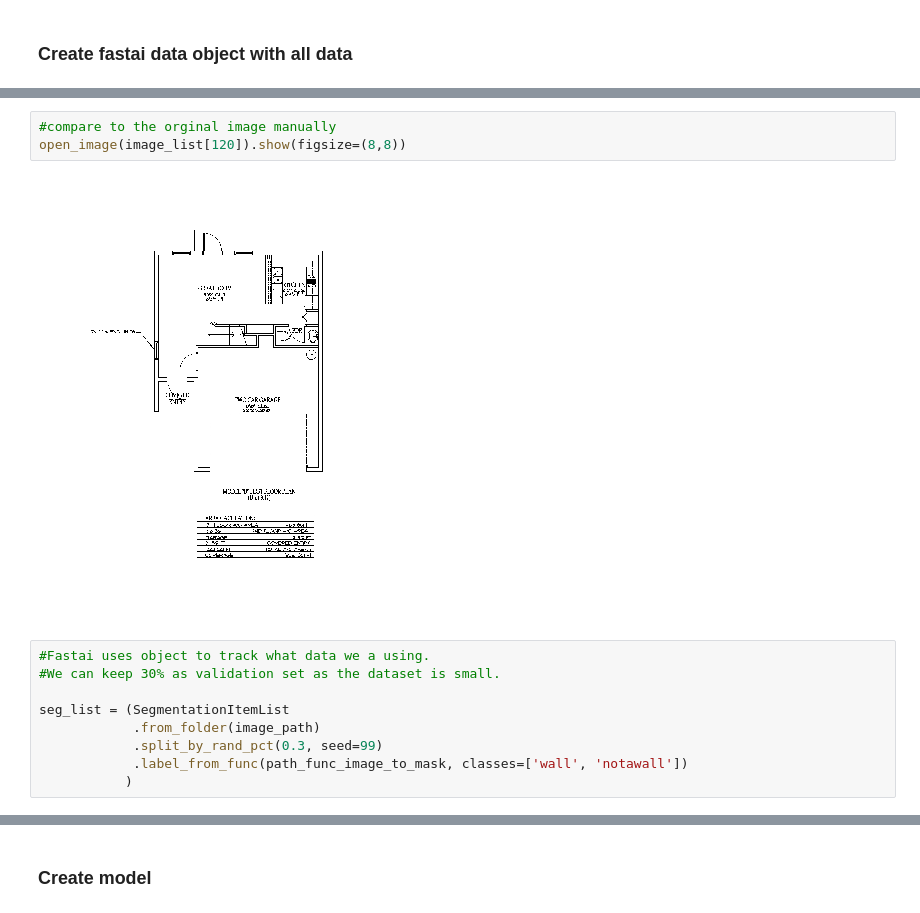
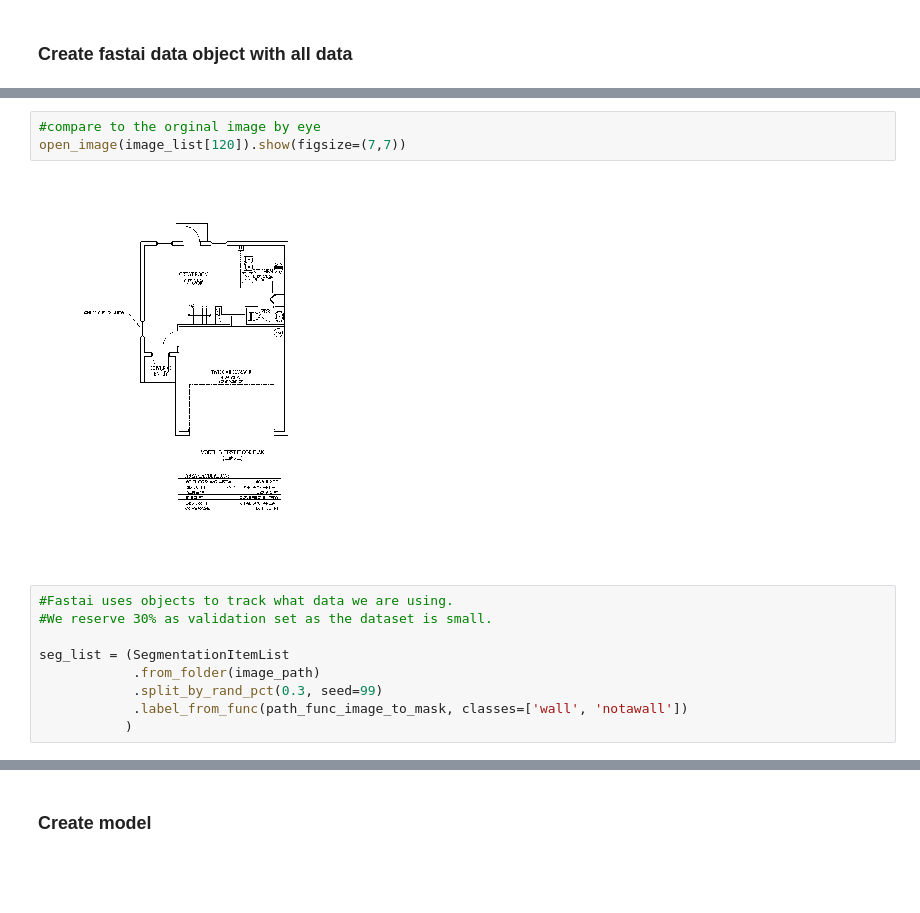
Before and after one commit to Michael-C-Nurse/DL-Wall-Detector, a Jupyter notebook: Wall Detector - Image Segmentation.ipynb, the cells around one changed output, grey strips where cells are left out. Cells and saved outputs as stored; diff of their text form; blank space fills up the shorter version.

```diff
--- a/Wall Detector - Image Segmentation.ipynb
+++ b/Wall Detector - Image Segmentation.ipynb
@@ -122,13 +118,13 @@ open_mask(retrieved_mask).show(figsize=(8,8))
 # %% [output]
 [figure]
 # %%
-#compare to the orginal image manually
-open_image(image_list[120]).show(figsize=(8,8))
+#compare to the orginal image by eye
+open_image(image_list[120]).show(figsize=(7,7))
 # %% [output]
-[figure, old version]
+[figure, new version]
 # %%
-#Fastai uses object to track what data we a using.
-#We can keep 30% as validation set as the dataset is small.
+#Fastai uses objects to track what data we are using.
+#We reserve 30% as validation set as the dataset is small.
 
 seg_list = (SegmentationItemList
             .from_folder(image_path)
```
Also changed, not shown: parts of 41 cells of this notebook.
